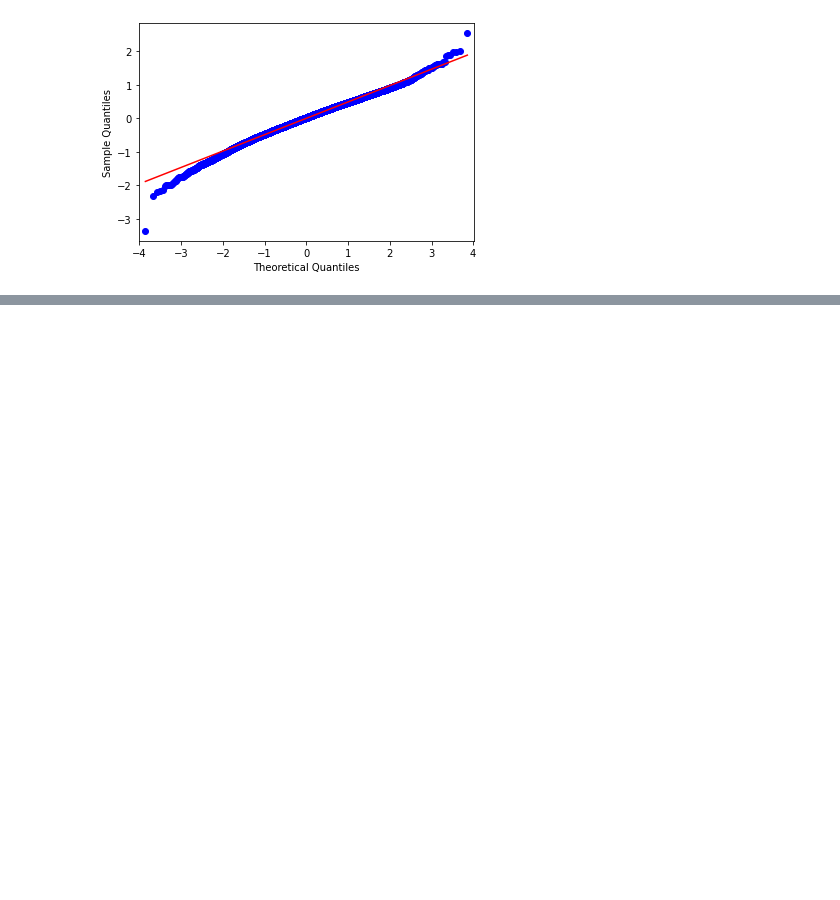
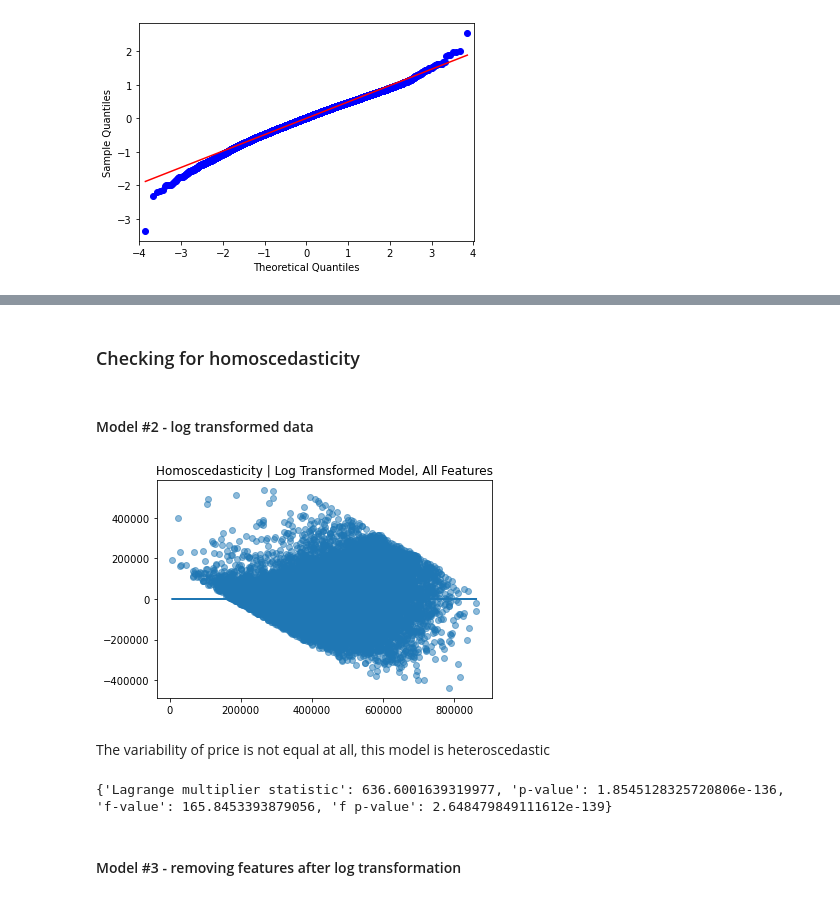
Before and after one commit to dtunnicliffe/house-price-regression-project, a Jupyter notebook: Modeling_Final.ipynb, the cells around one changed output, grey strips where cells are left out. Saved outputs shown, nothing was run; the diff lists cells and outputs as text; code cells hidden in the pictures; blank space fills up the shorter version.

Commit message:
Homoscedasticity Tests

```diff
--- a/Modeling_Final.ipynb
+++ b/Modeling_Final.ipynb
@@ -450,0 +453,33 @@ print('13: ' + str(sum_of_grade_13))
+# %% [markdown]
+### Checking for homoscedasticity
+# %% [markdown]
+#### Model #2 - log transformed data
+# %%
+formula = "price ~ sqft_living+log_school+log_scientology+log_coffee+log_park_rv"
+model = ols(formula= formula, data=data).fit()
+#model.summary()
+# %%
+predictors_log = ['sqft_living', 'log_school', 'log_scientology', 'log_coffee', 'log_park_rv']
+
+plt.scatter(model.predict(data[predictors_log]), model.resid, alpha = .5);
+#plt.scatter(model.predict(df[predictors_log]), model.resid, alpha = .5);
+plt.plot(model.predict(data[predictors_log]), [0 for i in range(len(data))]);
+#plt.plot(model.predict(df[predictors_log]), [0 for i in range(len(df))]);
+plt.title('Homoscedasticity | Log Transformed Model, All Features');
+# %% [output]
+[figure, added]
+# %% [markdown]
+The variability of price is not equal at all, this model is heteroscedastic
+# %%
+log_formula =  'price ~ sqft_living + log_school + log_coffee + log_park_rv'
+log_model_results = smf.ols(formula = log_formula, data=data).fit()
+
+name = ['Lagrange multiplier statistic', 'p-value',
+        'f-value', 'f p-value']
+test = sms.het_breuschpagan(log_model_results.resid, log_model_results.model.exog)
+bp_test = dict(zip(name, test))
+print(bp_test)
+# %% [output]
+{'Lagrange multiplier statistic': 636.6001639319977, 'p-value': 1.8545128325720806e-136, 'f-value': 165.8453393879056, 'f p-value': 2.648479849111612e-139}
+# %% [markdown]
+#### Model #3 - removing features after log transformation
```
Also changed, not shown: parts of 25 cells of this notebook.
